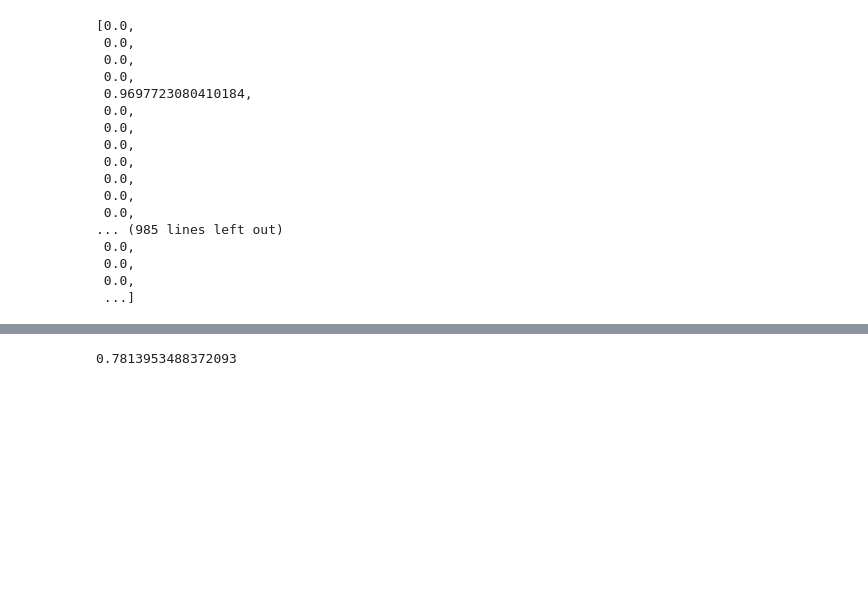
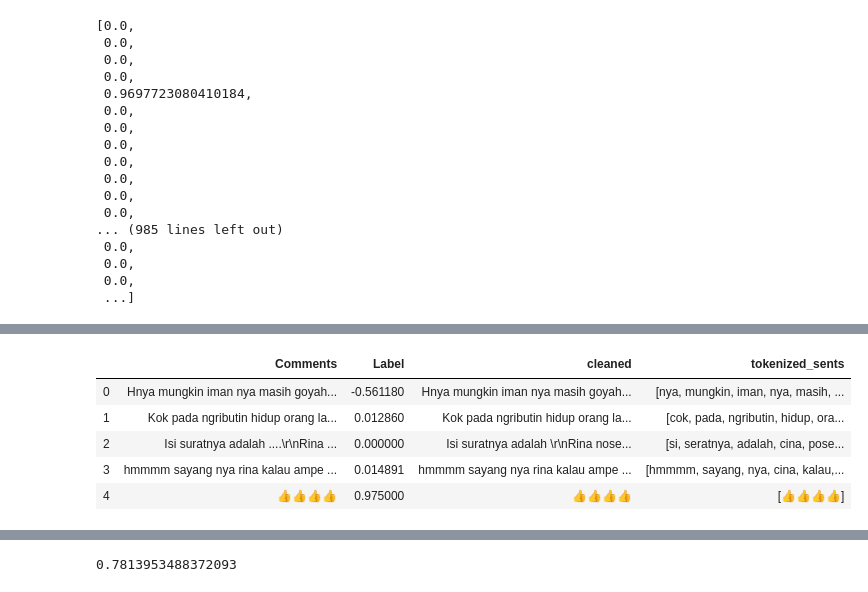
Before and after one commit to nicolausboby/Youtube-Sentiment-Analysis, a Jupyter notebook: sentiment_analysis.ipynb, the cells around one changed output, grey strips where cells are left out. Cells and saved outputs as stored; diff of their text form; code cells hidden in the pictures; blank space fills up the shorter version.

```diff
--- a/sentiment_analysis.ipynb
+++ b/sentiment_analysis.ipynb
@@ -135,7 +122,6 @@ WORDS = col.Counter(words(open('kata.txt').read()))
 
 def P(word, N=sum(WORDS.values())):
     # "Probability of `word`."
-    # print(N)
     return WORDS[word] / N
 
 def correction(word):
@@ -168,5 +154,5 @@ for i,row in enumerate(data['tokenized_sents']):
     for j,kata in enumerate(row):
         data['tokenized_sents'][i][j] = correction(kata)
 
-print(data['tokenized_sents'])
+data.head()
 # %% [output]
@@ -189,0 +159,6 @@ Name: tokenized_sents, Length: 1720, dtype: object
+|  | Comments | Label | cleaned | tokenized_sents |
+| 0 | Hnya mungkin iman nya masih goyah... | -0.561180 | Hnya mungkin iman nya masih goyah... | [nya, mungkin, iman, nya, masih, ... |
+| 1 | Kok pada ngributin hidup orang la... | 0.012860 | Kok pada ngributin hidup orang la... | [cok, pada, ngributin, hidup, ora... |
+| 2 | Isi suratnya adalah ....\r\nRina ... | 0.000000 | Isi suratnya adalah \r\nRina nose... | [si, seratnya, adalah, cina, pose... |
+| 3 | hmmmm sayang nya rina kalau ampe ... | 0.014891 | hmmmm sayang nya rina kalau ampe ... | [hmmmm, sayang, nya, cina, kalau,... |
+| 4 | 👍👍👍👍 | 0.975000 | 👍👍👍👍 | [👍👍👍👍] |
```
Also changed, not shown: parts of 8 cells of this notebook, 1 other file.
